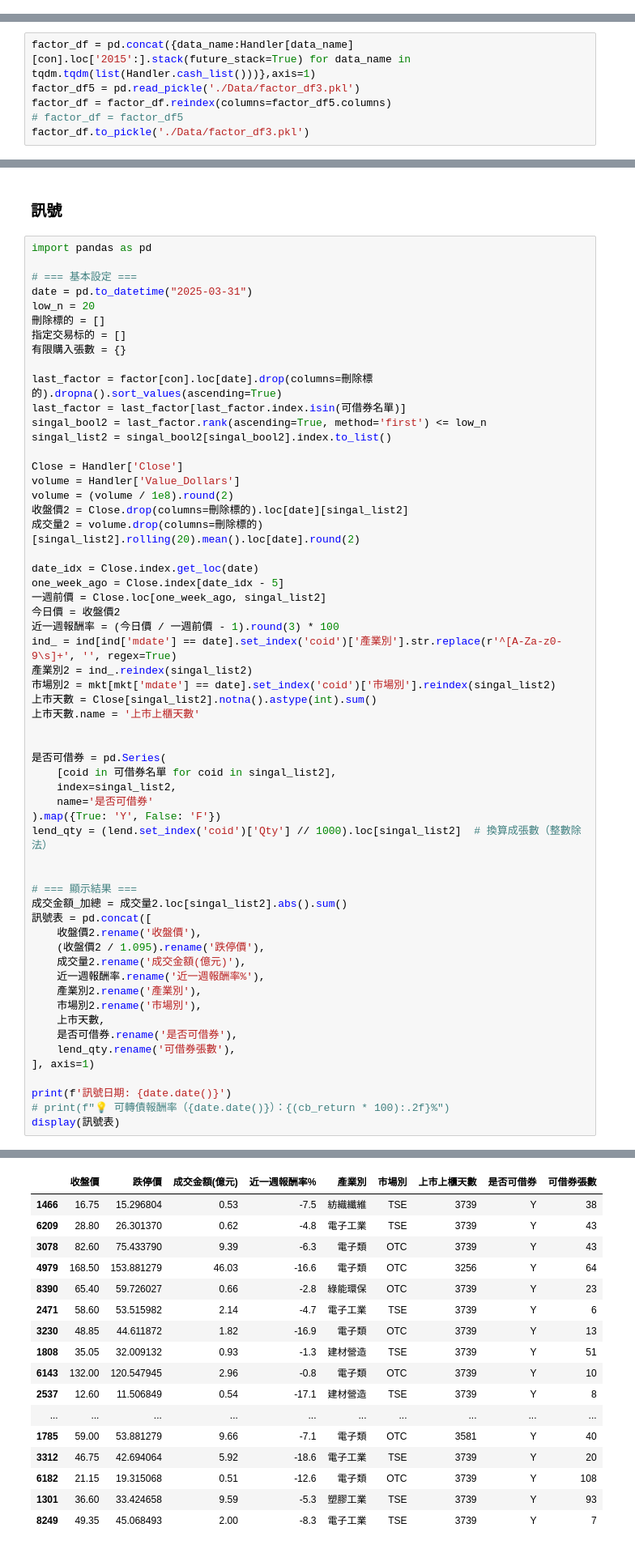
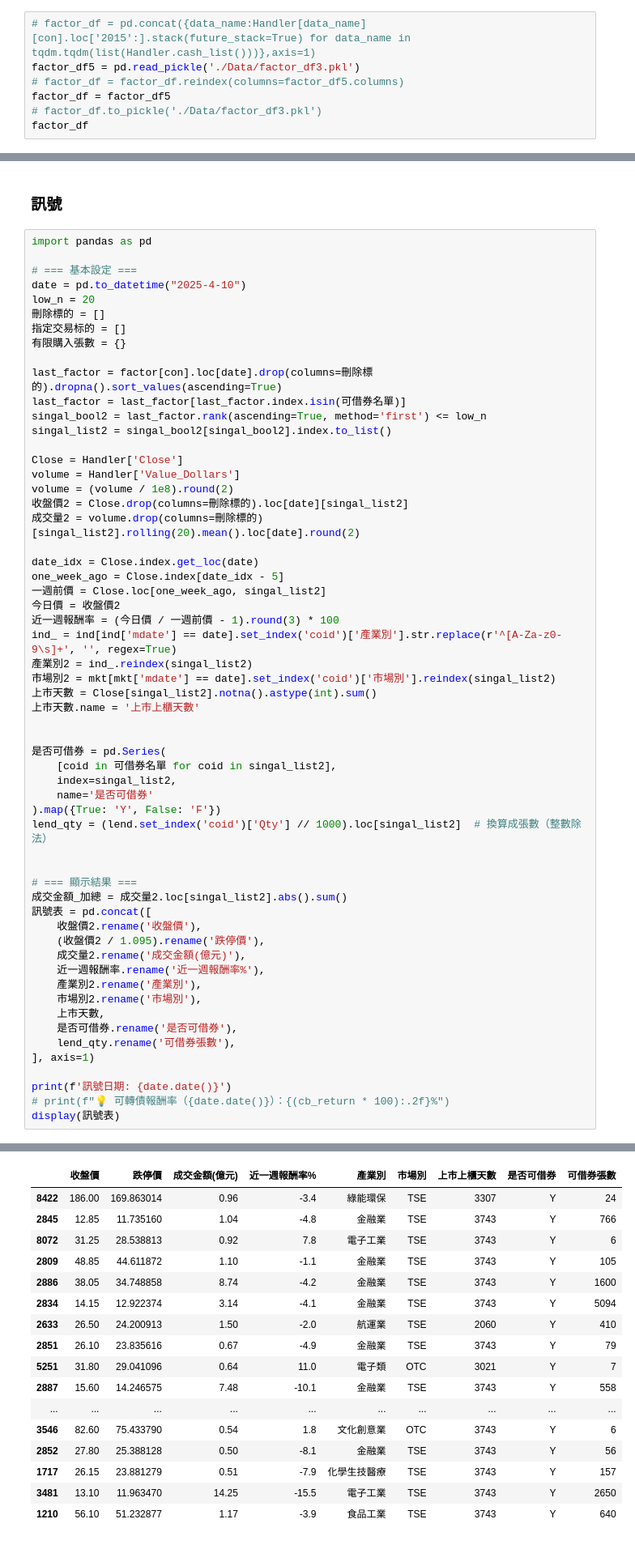
Before and after one commit to roger2389/CB-Hedge, a Jupyter notebook: factor_lib/cb_long_short _all.ipynb, the cells around one changed output, grey strips where cells are left out. Shown: that part at 81% size. Saved outputs shown, nothing was run; the diff lists cells and outputs as text.

```diff
--- a/factor_lib/cb_long_short _all.ipynb
+++ b/factor_lib/cb_long_short _all.ipynb
@@ -114,0 +148,7 @@ Handler['Adj_Close'] = Adjust_Factor * Handler['Close']
+# %%
+# factor_df = pd.concat({data_name:Handler[data_name][con].loc['2015':].stack(future_stack=True) for data_name in tqdm.tqdm(list(Handler.cash_list()))},axis=1)
+factor_df5 = pd.read_pickle('./Data/factor_df3.pkl')
+# factor_df = factor_df.reindex(columns=factor_df5.columns)
+factor_df = factor_df5
+# factor_df.to_pickle('./Data/factor_df3.pkl')
+factor_df
@@ -152,8 +174,2 @@ Start to update本地 sbadt_fg from 2025-04-07 00:00:00 to 2025-04-08 00:00:00
-# %%
-factor_df = pd.concat({data_name:Handler[data_name][con].loc['2015':].stack(future_stack=True) for data_name in tqdm.tqdm(list(Handler.cash_list()))},axis=1)
-factor_df5 = pd.read_pickle('./Data/factor_df3.pkl')
-factor_df = factor_df.reindex(columns=factor_df5.columns)
-# factor_df = factor_df5
-factor_df.to_pickle('./Data/factor_df3.pkl')
 # %%
 exp_ret = (Handler['Adj_Close'].shift(-1) / Handler['Adj_Open'].shift(-1) - 1).loc['2015':]
@@ -510,7 +515,7 @@ Start to update本地 mkt_bd_e from 2025-04-02 00:00:00 to 2025-04-07 00:00:00
 import pandas as pd
 
 # === 基本設定 ===
-date = pd.to_datetime("2025-03-31")
+date = pd.to_datetime("2025-4-10")
 low_n = 20
 刪除標的 = []
 指定交易标的 = []
@@ -569,17 +574,17 @@ display(訊號表)
 |  | 收盤價 | 跌停價 | 成交金額(億元) | 近一週報酬率% | 產業別 | 市場別 | 上市上櫃天數 | 是否可借券 | 可借券張數 |
-| 1466 | 16.75 | 15.296804 | 0.53 | -7.5 | 紡織纖維 | TSE | 3739 | Y | 38 |
-| 6209 | 28.80 | 26.301370 | 0.62 | -4.8 | 電子工業 | TSE | 3739 | Y | 43 |
-| 3078 | 82.60 | 75.433790 | 9.39 | -6.3 | 電子類 | OTC | 3739 | Y | 43 |
-| 4979 | 168.50 | 153.881279 | 46.03 | -16.6 | 電子類 | OTC | 3256 | Y | 64 |
-| 8390 | 65.40 | 59.726027 | 0.66 | -2.8 | 綠能環保 | OTC | 3739 | Y | 23 |
-| 2471 | 58.60 | 53.515982 | 2.14 | -4.7 | 電子工業 | TSE | 3739 | Y | 6 |
-| 3230 | 48.85 | 44.611872 | 1.82 | -16.9 | 電子類 | OTC | 3739 | Y | 13 |
-| 1808 | 35.05 | 32.009132 | 0.93 | -1.3 | 建材營造 | TSE | 3739 | Y | 51 |
-| 6143 | 132.00 | 120.547945 | 2.96 | -0.8 | 電子類 | OTC | 3739 | Y | 10 |
-| 2537 | 12.60 | 11.506849 | 0.54 | -17.1 | 建材營造 | TSE | 3739 | Y | 8 |
+| 8422 | 186.00 | 169.863014 | 0.96 | -3.4 | 綠能環保 | TSE | 3307 | Y | 24 |
+| 2845 | 12.85 | 11.735160 | 1.04 | -4.8 | 金融業 | TSE | 3743 | Y | 766 |
+| 8072 | 31.25 | 28.538813 | 0.92 | 7.8 | 電子工業 | TSE | 3743 | Y | 6 |
+| 2809 | 48.85 | 44.611872 | 1.10 | -1.1 | 金融業 | TSE | 3743 | Y | 105 |
+| 2886 | 38.05 | 34.748858 | 8.74 | -4.2 | 金融業 | TSE | 3743 | Y | 1600 |
+| 2834 | 14.15 | 12.922374 | 3.14 | -4.1 | 金融業 | TSE | 3743 | Y | 5094 |
+| 2633 | 26.50 | 24.200913 | 1.50 | -2.0 | 航運業 | TSE | 2060 | Y | 410 |
+| 2851 | 26.10 | 23.835616 | 0.67 | -4.9 | 金融業 | TSE | 3743 | Y | 79 |
+| 5251 | 31.80 | 29.041096 | 0.64 | 11.0 | 電子類 | OTC | 3021 | Y | 7 |
+| 2887 | 15.60 | 14.246575 | 7.48 | -10.1 | 金融業 | TSE | 3743 | Y | 558 |
 | ... | ... | ... | ... | ... | ... | ... | ... | ... | ... |
-| 1785 | 59.00 | 53.881279 | 9.66 | -7.1 | 電子類 | OTC | 3581 | Y | 40 |
-| 3312 | 46.75 | 42.694064 | 5.92 | -18.6 | 電子工業 | TSE | 3739 | Y | 20 |
-| 6182 | 21.15 | 19.315068 | 0.51 | -12.6 | 電子類 | OTC | 3739 | Y | 108 |
-| 1301 | 36.60 | 33.424658 | 9.59 | -5.3 | 塑膠工業 | TSE | 3739 | Y | 93 |
-| 8249 | 49.35 | 45.068493 | 2.00 | -8.3 | 電子工業 | TSE | 3739 | Y | 7 |
+| 3546 | 82.60 | 75.433790 | 0.54 | 1.8 | 文化創意業 | OTC | 3743 | Y | 6 |
+| 2852 | 27.80 | 25.388128 | 0.50 | -8.1 | 金融業 | TSE | 3743 | Y | 56 |
+| 1717 | 26.15 | 23.881279 | 0.51 | -7.9 | 化學生技醫療 | TSE | 3743 | Y | 157 |
+| 3481 | 13.10 | 11.963470 | 14.25 | -15.5 | 電子工業 | TSE | 3743 | Y | 2650 |
+| 1210 | 56.10 | 51.232877 | 1.17 | -3.9 | 食品工業 | TSE | 3743 | Y | 640 |
```
Also changed, not shown: parts of 30 cells of this notebook.
